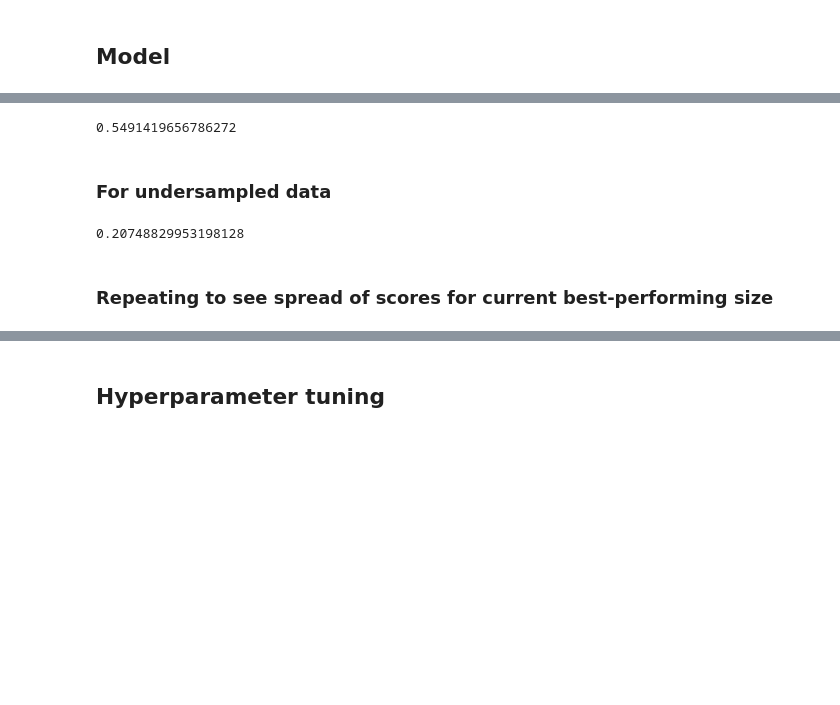
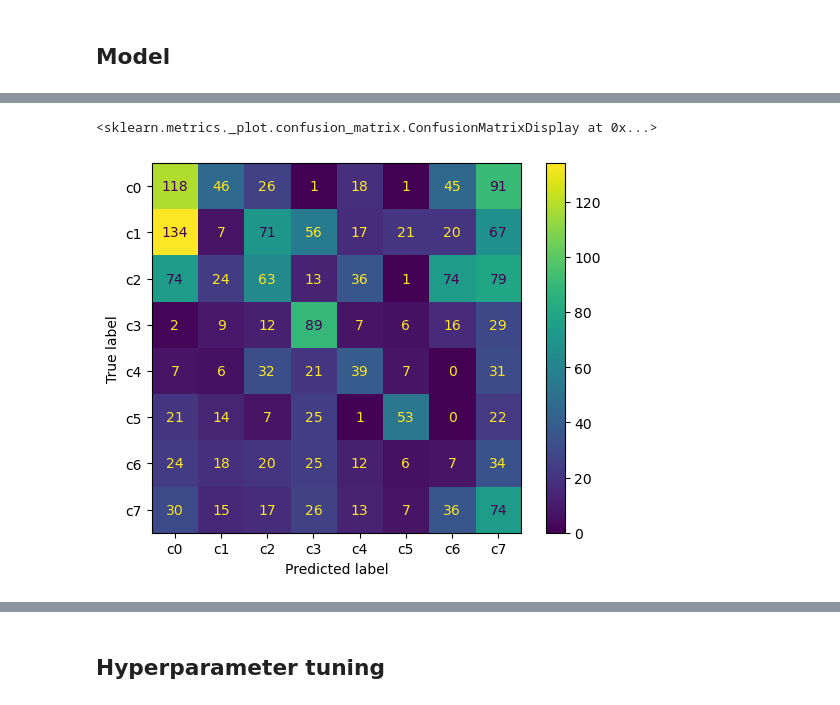
Before and after one commit to wamikamalik/CS3244-Group-8-Project-2, a Jupyter notebook: DT.ipynb, the cells around one changed output, grey strips where cells are left out. Drawn from its saved outputs; the diff is of its cells as text; code cells hidden in the pictures; blank space fills up the shorter version.

```diff
--- a/DT.ipynb
+++ b/DT.ipynb
@@ -174,3 +224,14 @@ np.unique(Y_train_s, return_counts=True)
+# %%
+# To get data preprocessed using GrabCut and Sobel filter
+X_train_preprocess = []
+for image in X_train_s:
+    filter_img = grabcut(image)
+    X_train_preprocess.append(filter_img.flatten())
+
+X_test_preprocess = []
+for image in X_test:
+    filter_img = grabcut(image)
+    X_test_preprocess.append(filter_img.flatten())
 # %% [markdown]
 ## Model
 # %%
@@ -182,6 +240,5 @@ dt = DecisionTreeClassifier(class_weight=None, criterion='entropy', max_depth=35
 # %%
-# Fit model
-dt.fit(X_train, Y_train)
-Y_pred = dt.predict(X_test)
+dt.fit(X_train_preprocess, Y_train_s)
+Y_pred = dt.predict(X_test_preprocess)
 accuracy_score(Y_test, Y_pred)
 # %% [output]
@@ -199,7 +245,0 @@ df_truth.to_csv('truth.csv')
-# %%
-# Fit model
-dt.fit(X_train, Y_train2)
-Y_pred2 = dt.predict(X_test)
-accuracy_score(Y_test2, Y_pred2)
-# %% [output]
-0.5491419656786272
@@ -214,11 +246,6 @@ df_truth.to_csv('truth2.csv')
-# %% [markdown]
-### For undersampled data
-# %%
-# Fit model
-dt.fit(X_train_s, Y_train_s)
-Y_pred_s = dt.predict(X_test)
-accuracy_score(Y_test, Y_pred_s)
-# %% [output]
-0.20748829953198128
-# %% [markdown]
-### Repeating to see spread of scores for current best-performing size
+# %%
+cm = confusion_matrix(Y_test, Y_pred)
+ConfusionMatrixDisplay(cm, display_labels=dt.classes_).plot()
+# %% [output]
+<sklearn.metrics._plot.confusion_matrix.ConfusionMatrixDisplay at 0x...>
+[figure, added]
```
Also changed, not shown: parts of 44 cells of this notebook.
